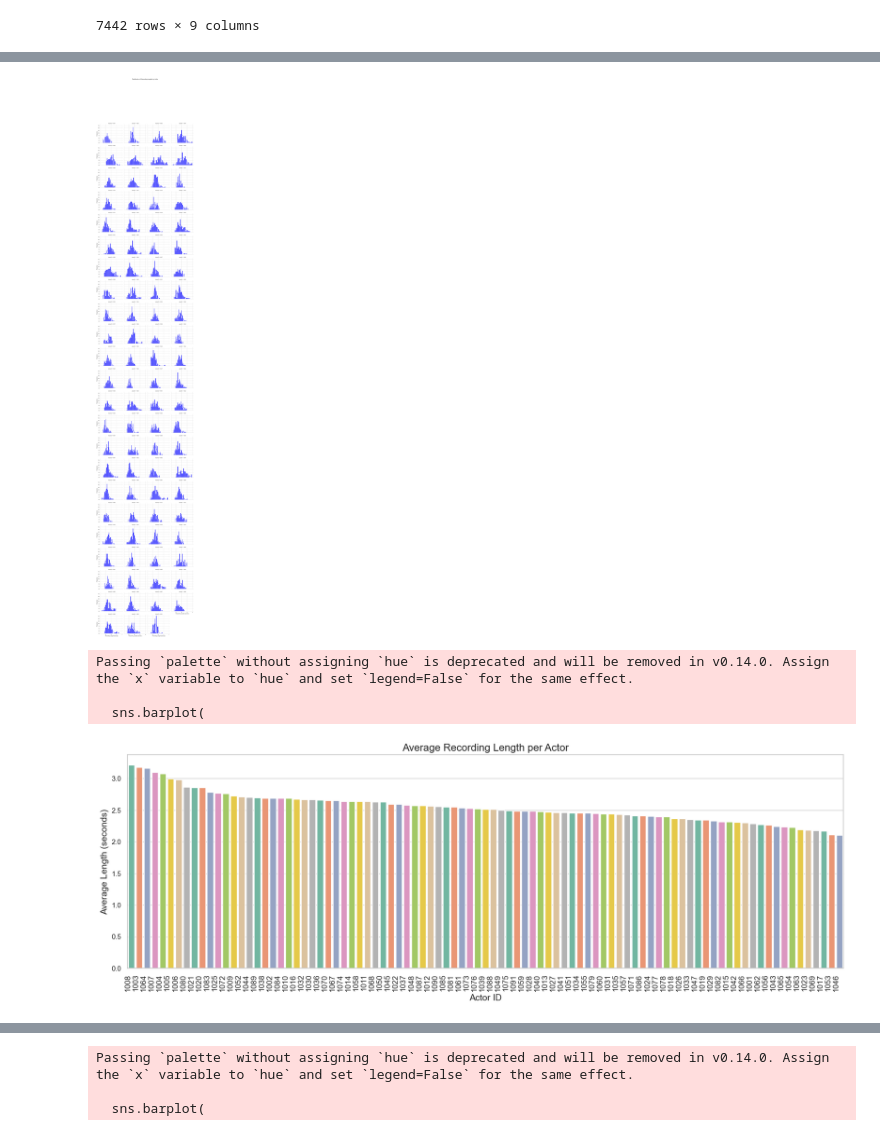
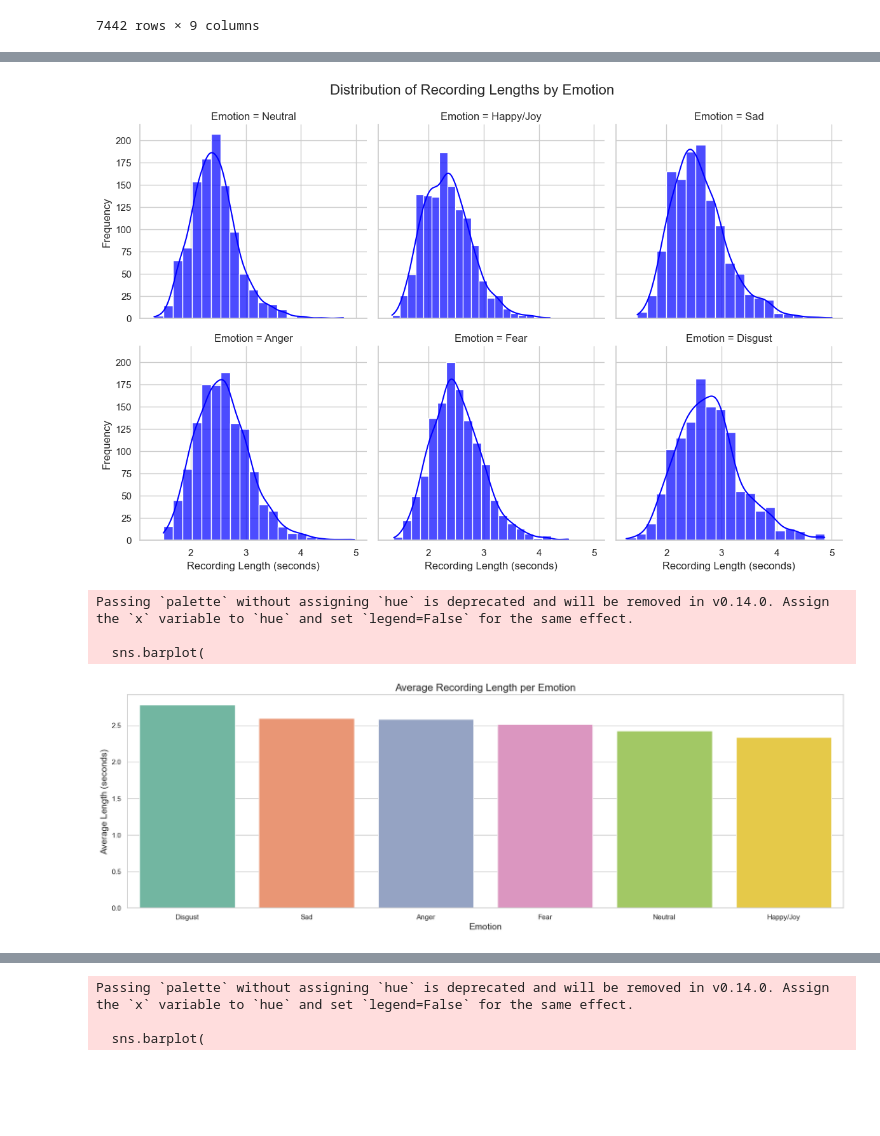
Before and after one commit to mweuro/informatyka-afektywna-speechmultiemo, a Jupyter notebook: length_analyze.ipynb, the cells around one changed output, grey strips where cells are left out. Drawn from its saved outputs; the diff is of its cells as text; code cells hidden in the pictures; blank space fills up the shorter version.

```diff
--- a/length_analyze.ipynb
+++ b/length_analyze.ipynb
@@ -76,8 +85,19 @@ merged_df['filename_wav'] = merged_df['Filename'].apply(lambda x: f"{x}.wav" if
 
 merged_df['file_path'] = merged_df['filename_wav'].apply(lambda x: os.path.join('data/audio_data/', x))
 
-merged_df['duration_sec'] = merged_df['file_path'].apply(get_wav_duration)
+merged_df['audio_duration_sec'] = merged_df['file_path'].apply(get_wav_duration)
 merged_df = merged_df.drop(columns=['file_path', 'filename_wav'])
+# %%
+merged_df['filename_flv'] = merged_df['Filename'].apply(lambda x: f"{x}.flv" if not x.endswith('.flv') else x)
+
+merged_df['video_file_path'] = merged_df['filename_flv'].apply(lambda x: os.path.join('data/video_data/', x))
+
+merged_df['video_duration_sec'] = merged_df['video_file_path'].apply(get_video_duration)
+
+merged_df = merged_df.drop(columns=['video_file_path', 'filename_flv'])
+# %%
+merged_df['duration_difference'] = merged_df['video_duration_sec'] - merged_df['audio_duration_sec']
+merged_df['duration_difference_abs'] = abs(merged_df['video_duration_sec'] - merged_df['audio_duration_sec'])
 # %%
 merged_df
 # %% [output]
@@ -96,0 +155,2 @@ merged_df
+# %%
+merged_df = merged_df[merged_df['duration_difference_abs'] < 0.1]
@@ -138,41 +285,38 @@ No artists with labels found to put in legend.  Note that artists whose label st
 # %%
-g = sns.FacetGrid(merged_df, col="ActorID", col_wrap=4, height=4, sharex=True, sharey=True)
-g.map(sns.histplot, "duration_sec", kde=True, bins=20, color="blue", alpha=0.7)
+g = sns.FacetGrid(merged_df, col="Emotion", col_wrap=3, height=4, sharex=True, sharey=True)
+g.map(sns.histplot, "audio_duration_sec", kde=True, bins=20, color="blue", alpha=0.7)
 g.set_axis_labels("Recording Length (seconds)", "Frequency")
 g.figure.subplots_adjust(top=0.9)
-g.figure.suptitle("Distribution of Recording Lengths by Actor", fontsize=16)
+g.figure.suptitle("Distribution of Recording Lengths by Emotion", fontsize=16)
 plt.show()
 # %% [output]
-[figure, old version]
+[figure, new version]
 # %%
 import matplotlib.pyplot as plt
 import seaborn as sns
 
-average_lengths = merged_df.groupby('ActorID')['duration_sec'].mean().reset_index()
+average_lengths = merged_df.groupby('Emotion')['audio_duration_sec'].mean().reset_index()
 
-average_lengths = average_lengths.sort_values(by='duration_sec', ascending=False)
+average_lengths = average_lengths.sort_values(by='audio_duration_sec', ascending=False)
 
 sns.set_theme(style="whitegrid")
 
 plt.figure(figsize=(20, 6))
 sns.barplot(
     data=average_lengths,
-    x='ActorID',
-    y='duration_sec',
-    palette="Set2",
-    order=average_lengths['ActorID']  # Use sorted ActorID values
+    x='Emotion',
+    y='audio_duration_sec',
+    palette="Set2"
 )
 
-plt.title("Average Recording Length per Actor", fontsize=16)
-plt.xlabel("Actor ID", fontsize=14)
+plt.title("Average Recording Length per Emotion", fontsize=16)
+plt.xlabel("Emotion", fontsize=14)
 plt.ylabel("Average Length (seconds)", fontsize=14)
-plt.xticks(rotation=90, ha='right', fontsize=12)  # Rotate and align right
-
 
 plt.show()
 # %% [output]
 Passing `palette` without assigning `hue` is deprecated and will be removed in v0.14.0. Assign the `x` variable to `hue` and set `legend=False` for the same effect.
 
   sns.barplot(
-[figure, old version]
+[figure, new version]
 # %%
```
Also changed, not shown: parts of 33 cells of this notebook.
